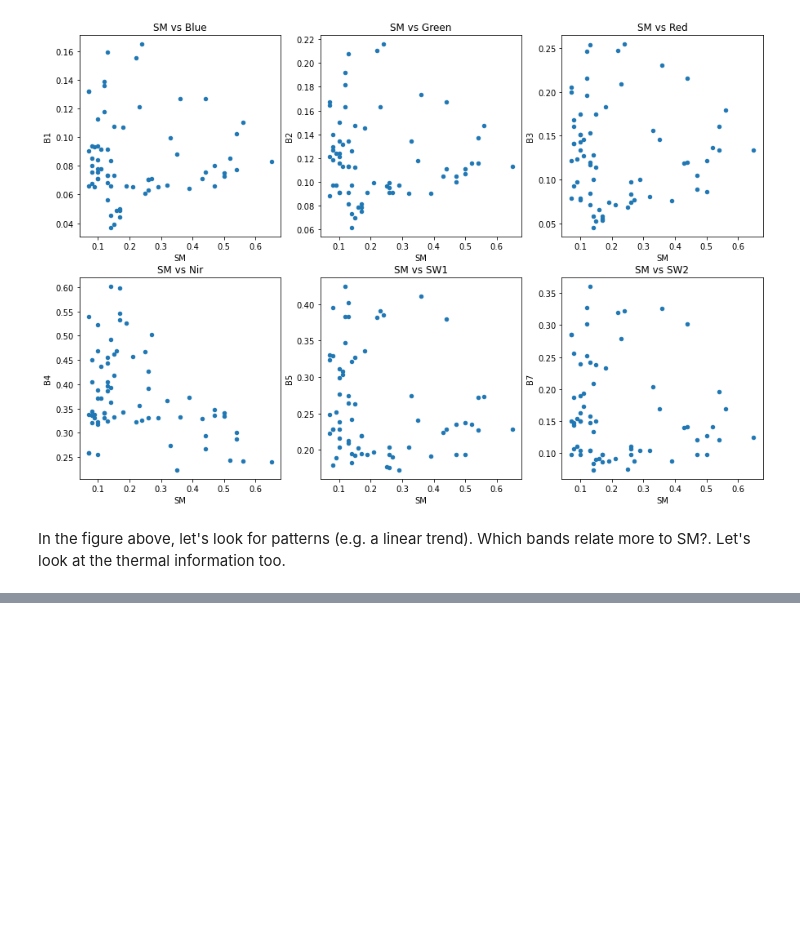
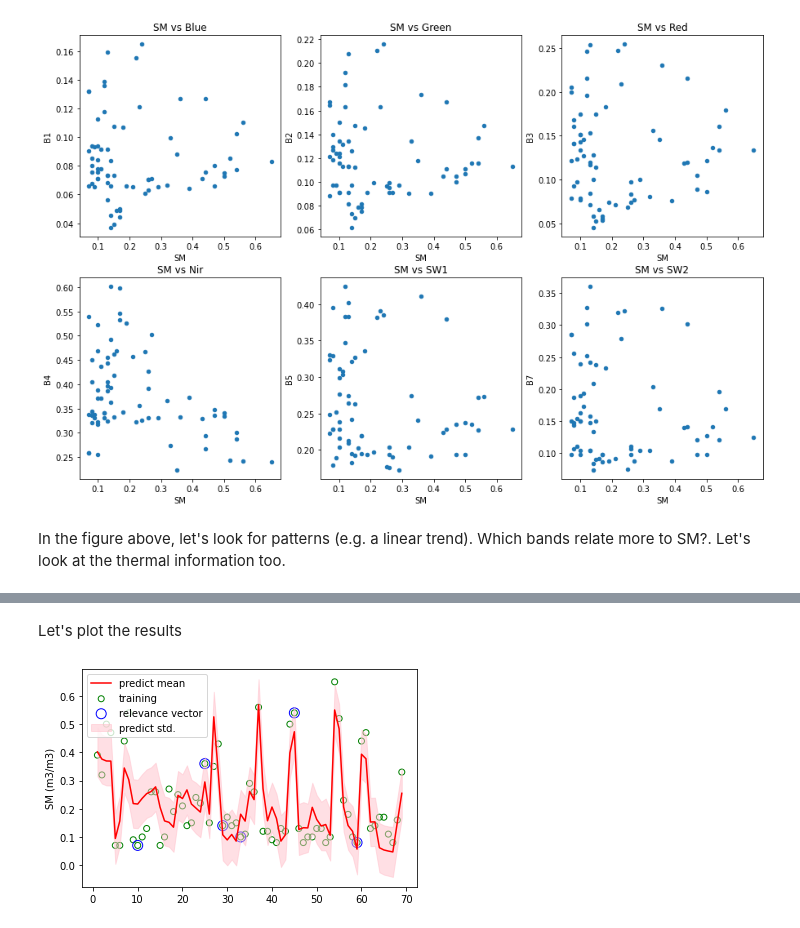
Before and after one commit to diviningwater/Machine-Learning-Applications-in-Remote-Sensing-Data, a Jupyter notebook: DSAW Application 1 Step 2.ipynb, the cells around one changed output, grey strips where cells are left out. Cells and saved outputs as stored; diff of their text form; code cells hidden in the pictures; blank space fills up the shorter version.

```diff
--- a/DSAW Application 1 Step 2.ipynb
+++ b/DSAW Application 1 Step 2.ipynb
@@ -158,20 +170,13 @@ import numpy as np
 from sklearn_rvm import EMRVR
 
 X=sm[['B1','B2','B3','B4','B5','B6','B7']].to_numpy()
-y_=sm['SM'].to_numpy()
+y=sm['SM'].to_numpy()
 
 xl = np.linspace(1, len(y), len(y))
 x_train = X
-y_train = y_
+y_train = y
 
-model = EMRVR(kernel='rbf', gamma='auto',bias_used=True)
+model = EMRVR(kernel='rbf', gamma='auto',bias_used=False)
 model.fit(x_train, y_train)
 
 y, y_std = model.predict(X, return_std=True)
-
-plt.scatter(xl, y_train, facecolor='none', edgecolor='g', label='training')
-plt.scatter(xl[model.relevance_], y_train[model.relevance_], s=100, facecolor='none', edgecolor='b', label='relevance vector')
-plt.plot(xl[:, None], y, color='r', label='predict mean')
-plt.fill_between(xl, y - y_std, y + y_std, color='pink', alpha=0.8, label='predict std.')
-plt.legend(loc='best')
-plt.show()
@@ -180,17 +182,0 @@ plt.show()
-# %%
-import numpy as np
-from sklearn.metrics import r2_score
-
-
-gamma = np.arange(0.1, 0.9+0.1, 0.1)
-gamma
-
-l = []
-for val in gamma:
-    model = EMRVR(kernel='rbf', gamma='auto',bias_used=True)
-    model.fit(x_train, y_train)
-    y = model.predict(X, return_std=False)
-    r2= r2_score(y_train, y)
-    l=l.append(r2)
-
-l
@@ -263,0 +183,13 @@ ValueError: continuous is not supported
+# %% [markdown]
+Let's plot the results
+# %%
+plt.scatter(xl, y_train, facecolor='none', edgecolor='g', label='training')
+plt.scatter(xl[model.relevance_], y_train[model.relevance_], s=100, facecolor='none', edgecolor='b', label='relevance vector')
+plt.plot(xl[:, None], y, color='r', label='predict mean')
+plt.fill_between(xl, y - y_std, y + y_std, color='pink', alpha=0.5, label='predict std.')
+plt.legend(loc='best')
+plt.ylabel("SM (m3/m3)")
+
+plt.show()
+# %% [output]
+[figure, added]
```
Also changed, not shown: parts of 16 cells of this notebook, 4 other files.
